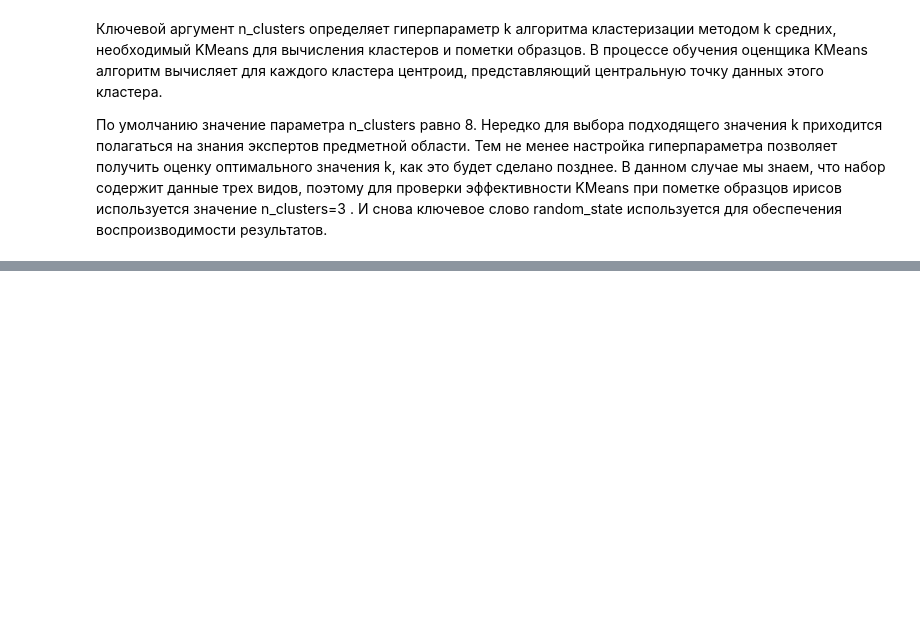
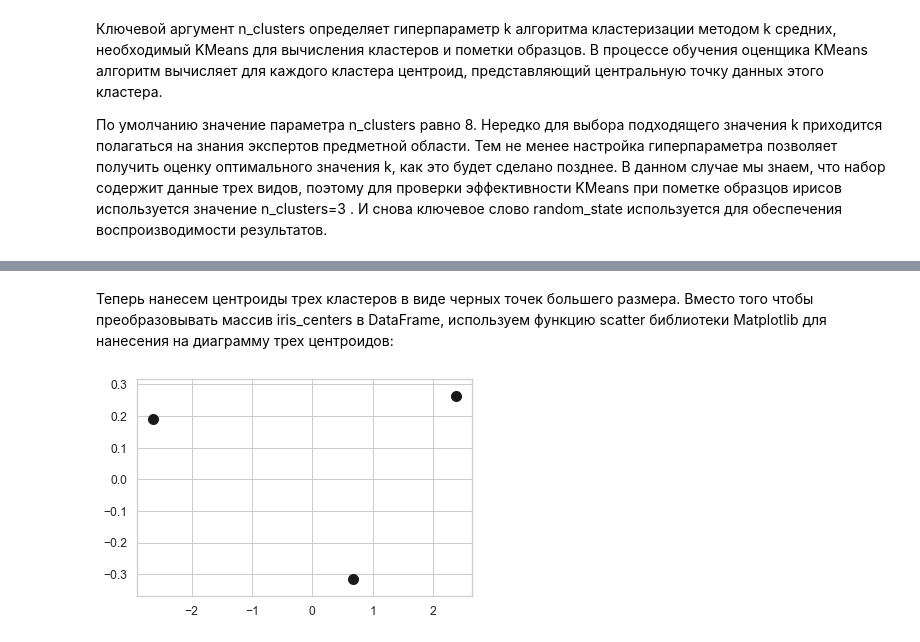
Before and after one commit to dm-fedorov/ml, a Jupyter notebook: 04. Кластеризация методом k средних.ipynb, the cells around one changed output, grey strips where cells are left out. Drawn from its saved outputs; the diff is of its cells as text; code cells hidden in the pictures; blank space fills up the shorter version.

```diff
--- a/04. Кластеризация методом k средних.ipynb
+++ b/04. Кластеризация методом k средних.ipynb
@@ -181,0 +186,2 @@ kmeans = KMeans(n_clusters=3, random_state=11)
+# %%
+kmeans.fit(iris.data)
@@ -181,0 +241,2 @@ kmeans = KMeans(n_clusters=3, random_state=11)
+# %%
+pca = PCA(n_components=2, random_state=11)
@@ -181,0 +281,10 @@ kmeans = KMeans(n_clusters=3, random_state=11)
+# %%
+iris_centers = pca.transform(kmeans.cluster_centers_)
+# %% [markdown]
+Теперь нанесем центроиды трех кластеров в виде черных точек большего размера. Вместо того чтобы преобразовывать массив iris_centers в DataFrame, используем функцию scatter библиотеки Matplotlib для нанесения на диаграмму трех центроидов:
+# %%
+import matplotlib.pyplot as plt
+dots = plt.scatter(iris_centers[:,0], iris_centers[:,1],
+                   s=100, c='k')
+# %% [output]
+[figure, added]
```
Also changed, not shown: parts of 34 cells of this notebook.
